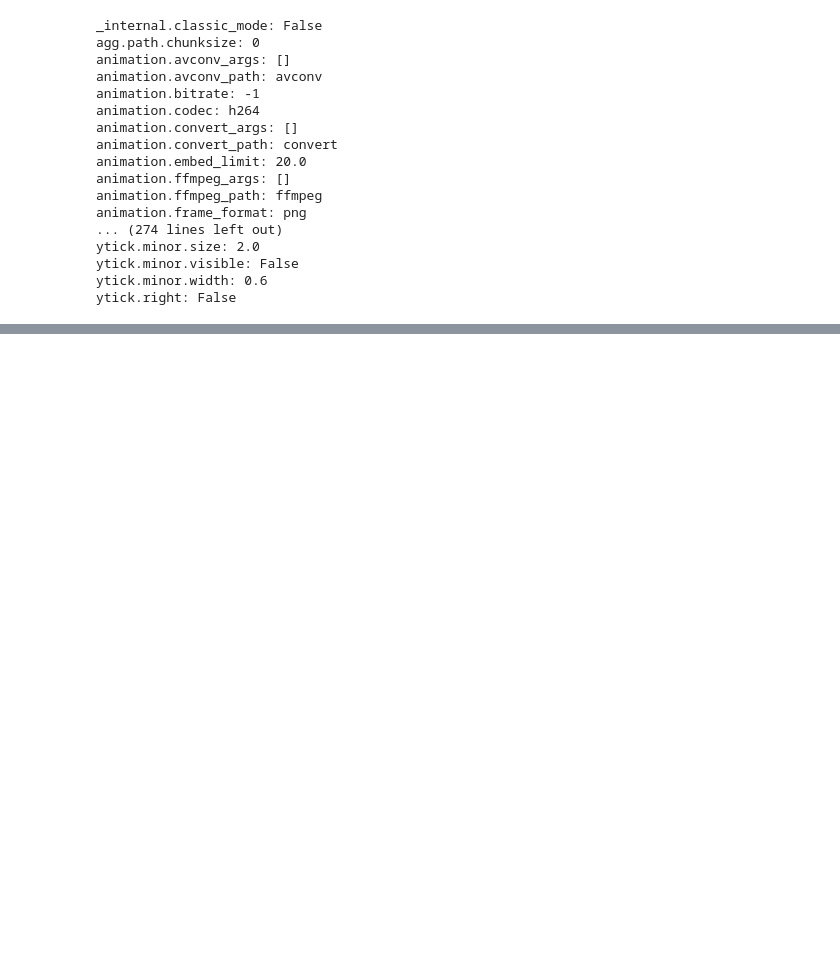
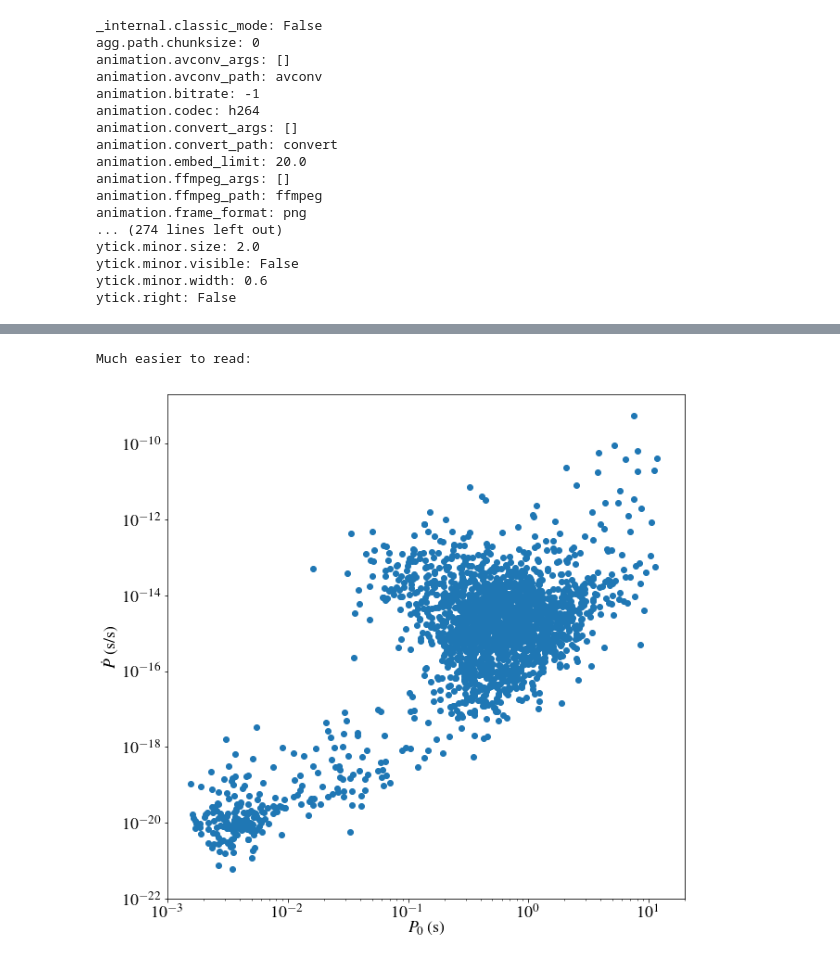
Before and after one commit to swincas/cookies-n-code, a Jupyter notebook: tutorials/python-vis_all/Dos-n-Donts_Py-Vis.ipynb, the cells around one changed output, grey strips where cells are left out. Saved outputs shown, nothing was run; the diff lists cells and outputs as text; code cells hidden in the pictures; blank space fills up the shorter version.

```diff
--- a/tutorials/python-vis_all/Dos-n-Donts_Py-Vis.ipynb
+++ b/tutorials/python-vis_all/Dos-n-Donts_Py-Vis.ipynb
@@ -40,0 +76,20 @@ import psrqpy
+# %%
+fontsize=18
+plt.rc('text',usetex=True)
+plt.rc('xtick',labelsize=fontsize)
+plt.rc('ytick',labelsize=fontsize)
+plt.rc('axes',labelsize=fontsize)
+plt.rc('font',**{'family': 'serif','serif': ['Times']})
+# %%
+plt.figure(figsize=(10,10))
+plt.scatter(t['P0'],t['P1'])
+plt.yscale('log')
+plt.xscale('log')
+plt.ylim(1e-22,2e-9)
+plt.xlim(1e-3,2e1)
+plt.ylabel('$\dot P$ (s/s)')
+plt.xlabel('$P_0$ (s)')
+print("Much easier to read:")
+# %% [output]
+Much easier to read:
+[figure, added]
```
Also changed, not shown: parts of 8 cells of this notebook.
